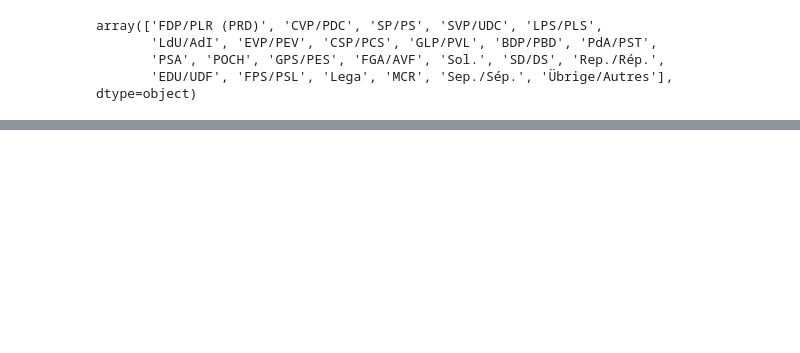
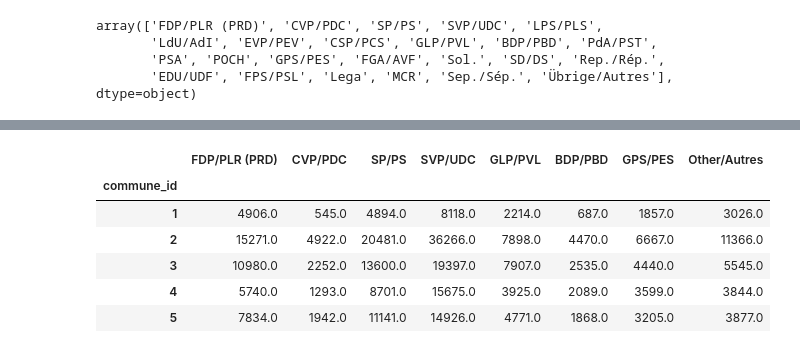
Before and after one commit to christophebertrand/votation-visualisation, a Jupyter notebook: data/data_to_be_processed/clean_politique_data.ipynb, the cells around one changed output, grey strips where cells are left out. Cells and saved outputs as stored; diff of their text form; code cells hidden in the pictures; blank space fills up the shorter version.

```diff
--- a/data/data_to_be_processed/clean_politique_data.ipynb
+++ b/data/data_to_be_processed/clean_politique_data.ipynb
@@ -146,0 +154,3 @@ data_percent.to_csv('cleaned_politique_party_percentages2015.csv')
+# %%
+small_parties_total_voices = data_voices[small_parties].sum(axis=1)
+small_parties_total_voices
@@ -146,0 +175,13 @@ data_percent.to_csv('cleaned_politique_party_percentages2015.csv')
+# %%
+data_voices['Other/Autres'] = small_parties_total_voices
+data_voices_smaller = data_voices.drop(small_parties, axis=1)
+data_voices_smaller = data_voices_smaller.round(2)
+data_voices_smaller.head()
+# %% [output]
+|  | FDP/PLR (PRD) | CVP/PDC | SP/PS | SVP/UDC | GLP/PVL | BDP/PBD | GPS/PES | Other/Autres |
+| commune_id |  |  |  |  |  |  |  |  |
+| 1 | 4906.0 | 545.0 | 4894.0 | 8118.0 | 2214.0 | 687.0 | 1857.0 | 3026.0 |
+| 2 | 15271.0 | 4922.0 | 20481.0 | 36266.0 | 7898.0 | 4470.0 | 6667.0 | 11366.0 |
+| 3 | 10980.0 | 2252.0 | 13600.0 | 19397.0 | 7907.0 | 2535.0 | 4440.0 | 5545.0 |
+| 4 | 5740.0 | 1293.0 | 8701.0 | 15675.0 | 3925.0 | 2089.0 | 3599.0 | 3844.0 |
+| 5 | 7834.0 | 1942.0 | 11141.0 | 14926.0 | 4771.0 | 1868.0 | 3205.0 | 3877.0 |
```
Also changed, not shown: parts of 16 cells of this notebook, 3 other files.
